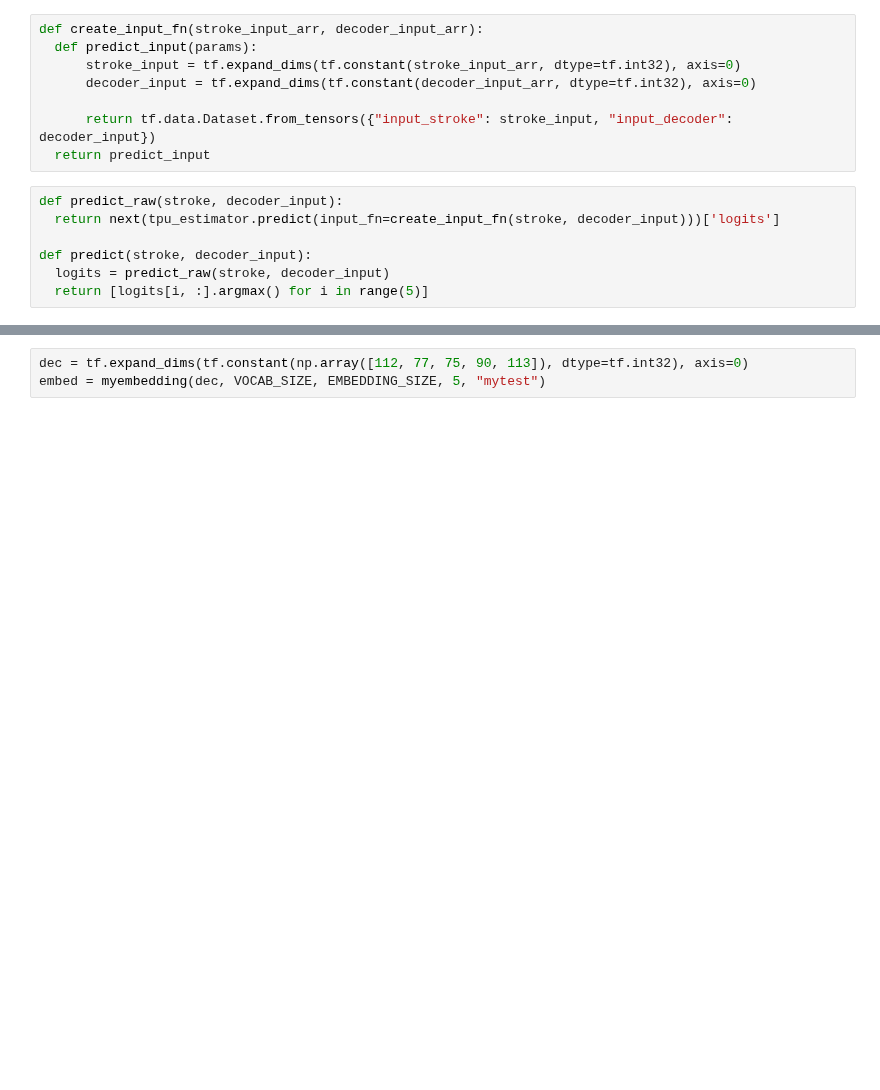
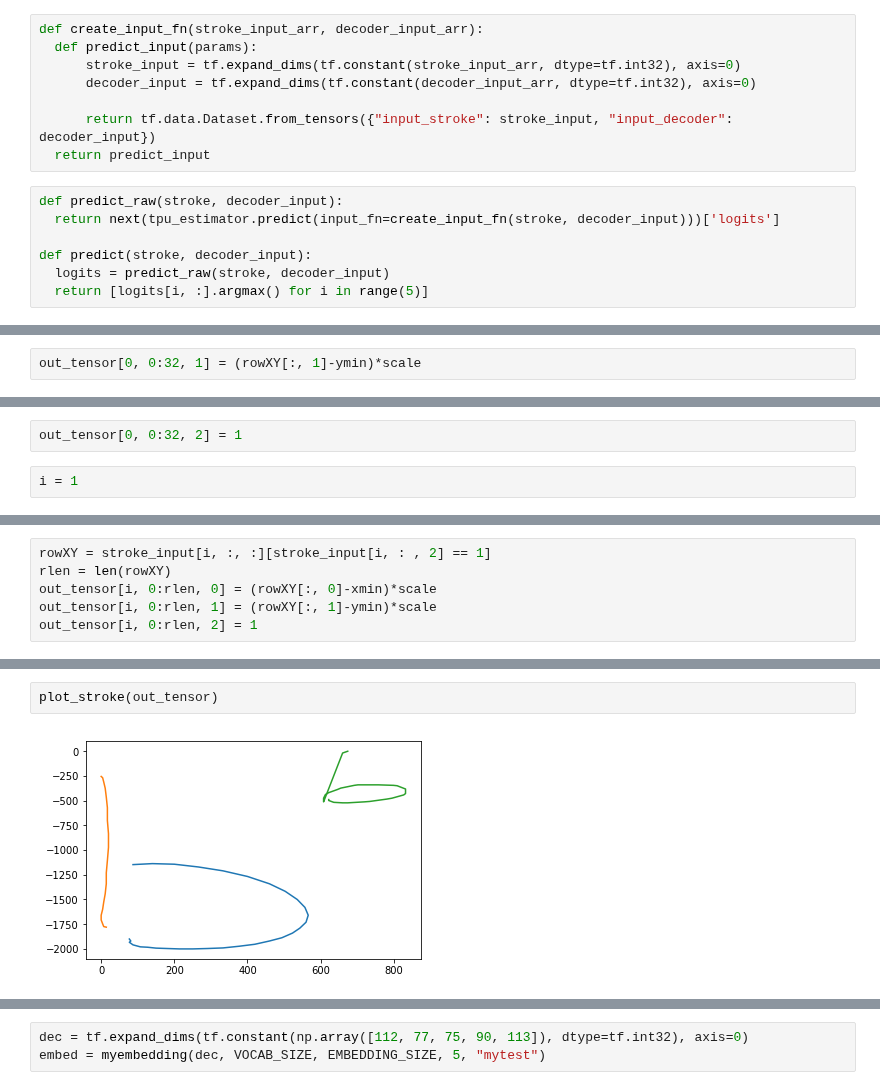
Before and after one commit to karino2/tegashiki, a Jupyter notebook: tegashiki_eval.ipynb, the cells around one changed output, grey strips where cells are left out. Saved outputs shown, nothing was run; the diff lists cells and outputs as text; blank space fills up the shorter version.

```diff
--- a/tegashiki_eval.ipynb
+++ b/tegashiki_eval.ipynb
@@ -570,0 +730,2 @@ predict(res[0][0]['input_stroke'],  np.array([112, 77, 75, 90, 113]))
+# %%
+out_tensor[0, 0:32, 1] = (rowXY[:, 1]-ymin)*scale
@@ -570,0 +750,4 @@ predict(res[0][0]['input_stroke'],  np.array([112, 77, 75, 90, 113]))
+# %%
+out_tensor[0, 0:32, 2] = 1
+# %%
+i = 1
@@ -570,0 +758,6 @@ predict(res[0][0]['input_stroke'],  np.array([112, 77, 75, 90, 113]))
+# %%
+rowXY = stroke_input[i, :, :][stroke_input[i, : , 2] == 1]
+rlen = len(rowXY)
+out_tensor[i, 0:rlen, 0] = (rowXY[:, 0]-xmin)*scale
+out_tensor[i, 0:rlen, 1] = (rowXY[:, 1]-ymin)*scale
+out_tensor[i, 0:rlen, 2] = 1
@@ -570,0 +811,4 @@ predict(res[0][0]['input_stroke'],  np.array([112, 77, 75, 90, 113]))
+# %%
+plot_stroke(out_tensor)
+# %% [output]
+[figure, added]
```
Also changed, not shown: parts of 74 cells of this notebook.
